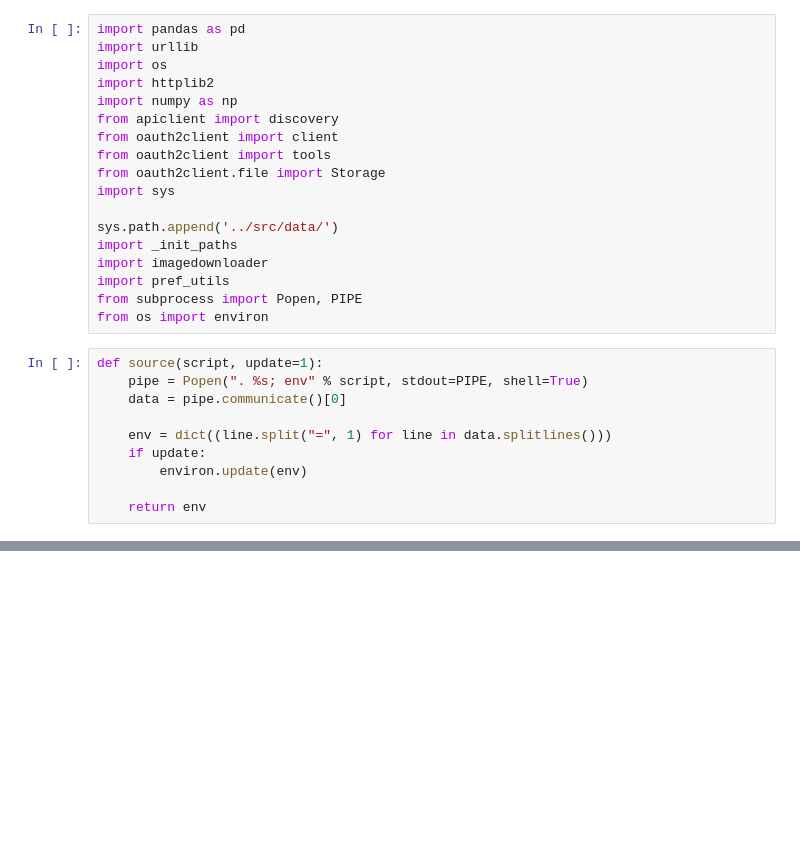
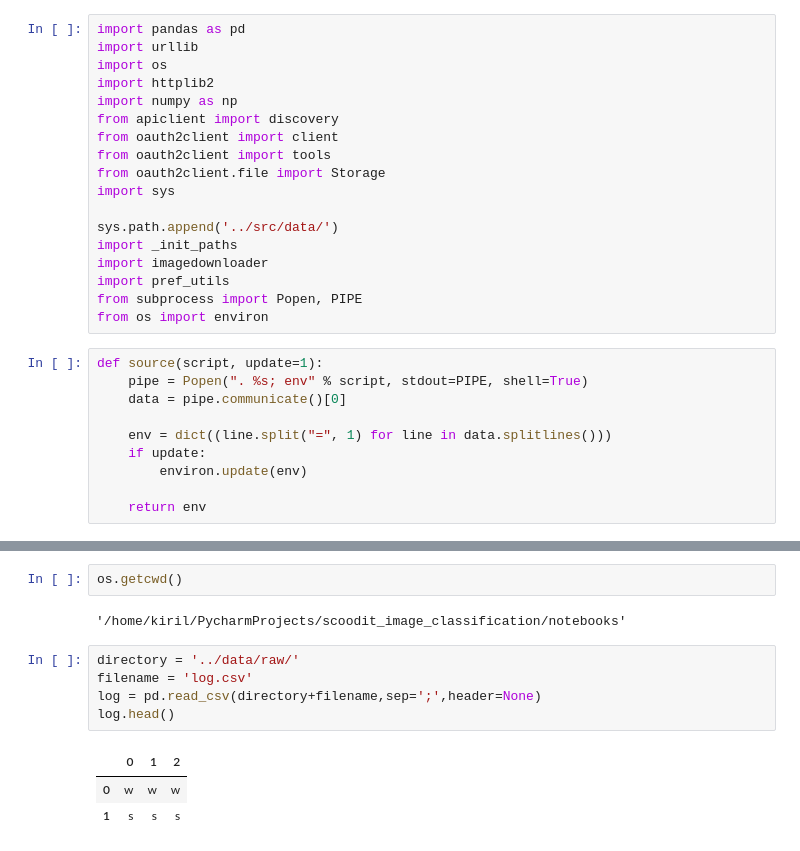
Before and after one commit to nsckir/groceries-classification, a Jupyter notebook: notebooks/01_nsckir_download_orig_imagenet_images.ipynb, the cells around one changed output, grey strips where cells are left out. Drawn from its saved outputs; the diff is of its cells as text; blank space fills up the shorter version.

Commit message:
changes in image downlaoder

```diff
--- a/notebooks/01_nsckir_download_orig_imagenet_images.ipynb
+++ b/notebooks/01_nsckir_download_orig_imagenet_images.ipynb
@@ -121,0 +123,13 @@ Downloading: http://www.image-net.org/download/synset?wnid=n07739125&username=ns
+# %%
+os.getcwd()
+# %% [output]
+'/home/kiril/PycharmProjects/scoodit_image_classification/notebooks'
+# %%
+directory = '../data/raw/'
+filename = 'log.csv'
+log = pd.read_csv(directory+filename,sep=';',header=None)
+log.head()
+# %% [output]
+|  | 0 | 1 | 2 |
+| 0 | w | w | w |
+| 1 | s | s | s |
```
Also changed, not shown: parts of 6 cells of this notebook, 2 other files.
